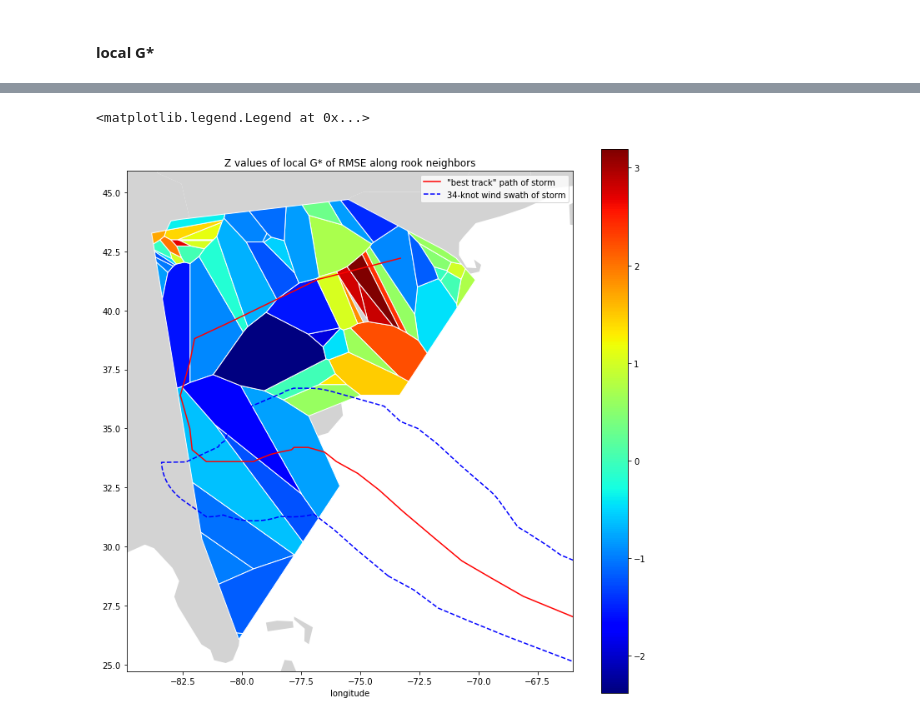
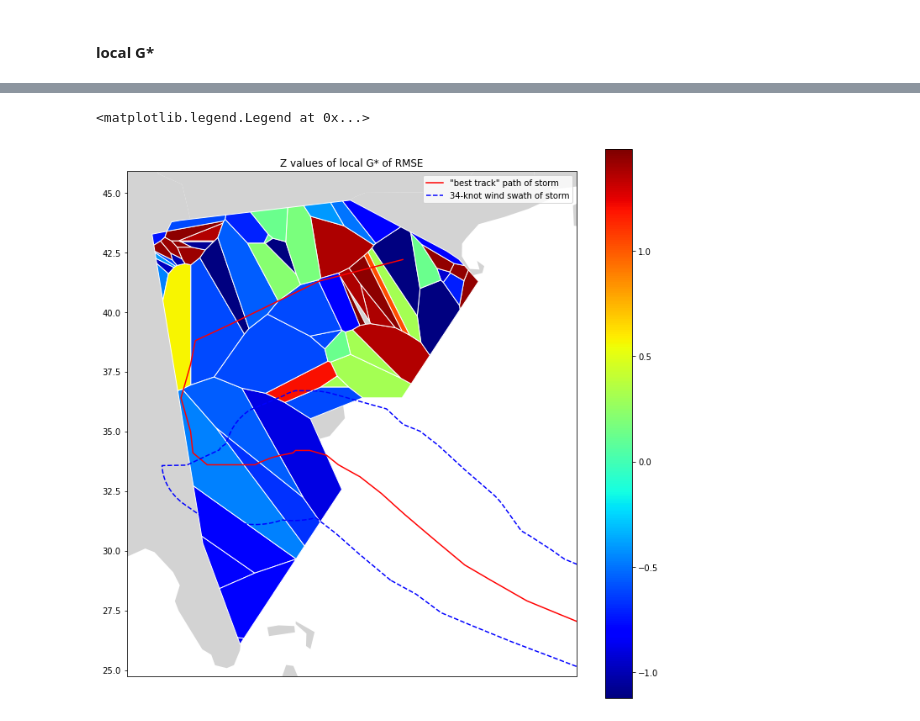
Before and after one commit to zacharyburnett/GEOG606, a Jupyter notebook: final/final_20220503.ipynb, the cells around one changed output, grey strips where cells are left out. Saved outputs shown, nothing was run; the diff lists cells and outputs as text; code cells hidden in the pictures.

```diff
--- a/final/final_20220503.ipynb
+++ b/final/final_20220503.ipynb
@@ -607,4 +720,4 @@ rook_weights.plot(
 # %%
-spatial_lag = libpysal.weights.lag_spatial(rook_weights, rmse_dataframe['rmse'])
+spatial_lag = libpysal.weights.lag_spatial(voronoi_weights, rmse_dataframe['rmse'])
 # %%
 rmse_dataframe['spatial_lag'] = spatial_lag
@@ -666,2 +773,0 @@ Flushing oldest 200 entries.
-# %%
-rmse_dataframe['rook_morans_i_z'] = rook_morans_i.z
@@ -699,4 +778,4 @@ from esda.getisord import G_Local
 # %%
-local_g = G_Local(rmse_dataframe['rmse'], rook_weights, transform='B')
+local_g = G_Local(rmse_dataframe['rmse'], voronoi_weights, transform='B')
 # %%
 rmse_dataframe['local_G_z'] = local_g.Zs
@@ -745,4 +809,4 @@ axis.legend()
 # %% [markdown]
 #### local G*
 # %%
-local_g_star = G_Local(rmse_dataframe['rmse'], rook_weights, transform='B', star=True)
+local_g_star = G_Local(rmse_dataframe['rmse'], voronoi_weights, transform='R', star=True)
@@ -766,27 +818,27 @@ Name: local_G*_z, Length: 63, dtype: float64
 # %%
 figure = pyplot.figure(figsize=(12, 12))
-axis = figure.add_subplot(1, 1, 1)
+axis = figure.add_subplot(1, 1, 1, projection=crs.Robinson())
 
 countries.plot(color='lightgrey', ax=axis)
 best_track.data.plot.line(x='longitude', y='latitude', c='red', label='"best track" path of storm', ax=axis)
 axis.plot(*wind_swath_34kt.exterior.xy, '--', c='blue', label='34-knot wind swath of storm')
 axis.set_xlim(*stations_bounds[0, :])
 axis.set_ylim(*stations_bounds[1, :])
 
 rmse_dataframe.plot(column='local_G*_z', edgecolor='white', cmap='jet', ax=axis)
 
 pyplot.colorbar(
     ScalarMappable(norm=Normalize(
         vmin=rmse_dataframe['local_G*_z'].min(),
         vmax=rmse_dataframe['local_G*_z'].max()),
         cmap=get_cmap('jet'),
     ),
     ax=axis,
 
 )
 
-axis.set_title('Z values of local G* of RMSE along rook neighbors')
+axis.set_title('Z values of local G* of RMSE')
 axis.legend()
 # %% [output]
 <matplotlib.legend.Legend at 0x...>
-[figure, old version]
+[figure, new version]
```
Also changed, not shown: parts of 67 cells of this notebook.
